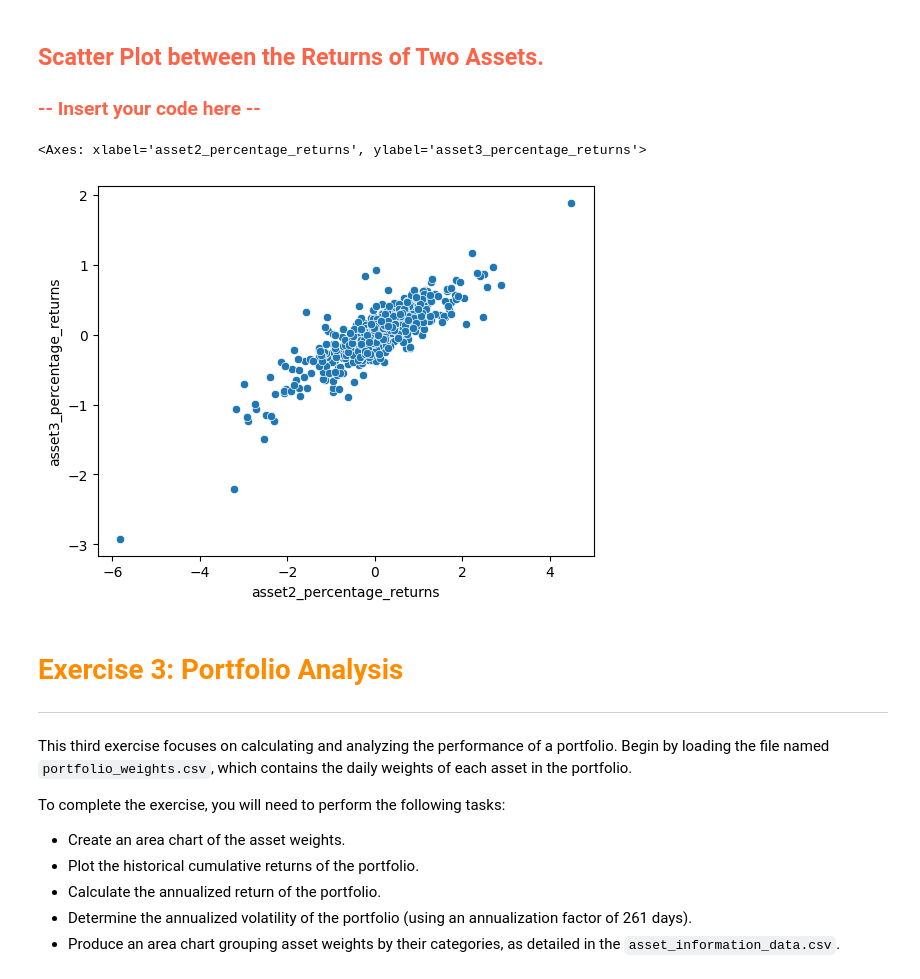
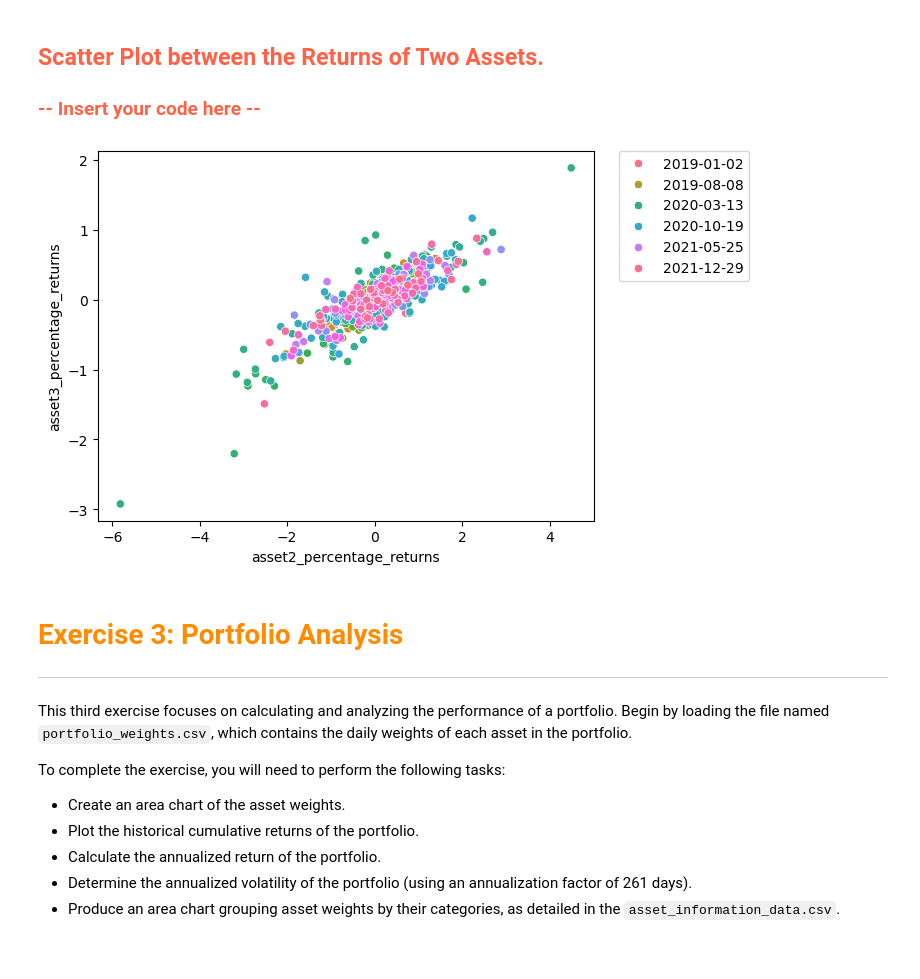
Before and after one commit to eduardoparracho/portofolio-analysis-quest, a Jupyter notebook: quest.ipynb, the cells around one changed output. Drawn from its saved outputs; the diff is of its cells as text; code cells hidden in the pictures.

```diff
--- a/quest.ipynb
+++ b/quest.ipynb
@@ -108,11 +115,21 @@ sns.heatmap(corr_matrix, annot=True, cmap='coolwarm',vmax=1, vmin=-1)
 # %% [markdown]
 <h2 style="color: #FF6347;">Scatter Plot between the Returns of Two Assets.</h2>
 <h3 style="color: #FF6347;">-- Insert your code here --</h3>
-# %%
-sns.scatterplot(data=daily_df, x='asset2_percentage_returns', y='asset3_percentage_returns', )
-# %% [output]
-<Axes: xlabel='asset2_percentage_returns', ylabel='asset3_percentage_returns'>
-[figure, removed]
+# %%
+sns.scatterplot(data=daily_df, x='asset2_percentage_returns', y='asset3_percentage_returns', hue='date')
+
+# Get unique dates and choose a subset for the legend
+unique_dates = daily_df.index.unique()
+selected_dates = unique_dates[::len(unique_dates)//5]  # Select every nth date, adjust the divisor for fewer/more labels
+
+# Create custom legend
+handles, labels = plt.gca().get_legend_handles_labels()
+plt.legend([handles[i] for i in range(len(labels)) if labels[i] in selected_dates],
+           [label for label in labels if label in selected_dates],
+           bbox_to_anchor=(1.05, 1), loc=2, borderaxespad=0.)
+plt.show()
+# %% [output]
+[figure, added]
 # %% [markdown]
 <h1 style="color: #FF8C00;">Exercise 3: Portfolio Analysis</h1>
 
```
Also changed, not shown: parts of 12 cells of this notebook.
